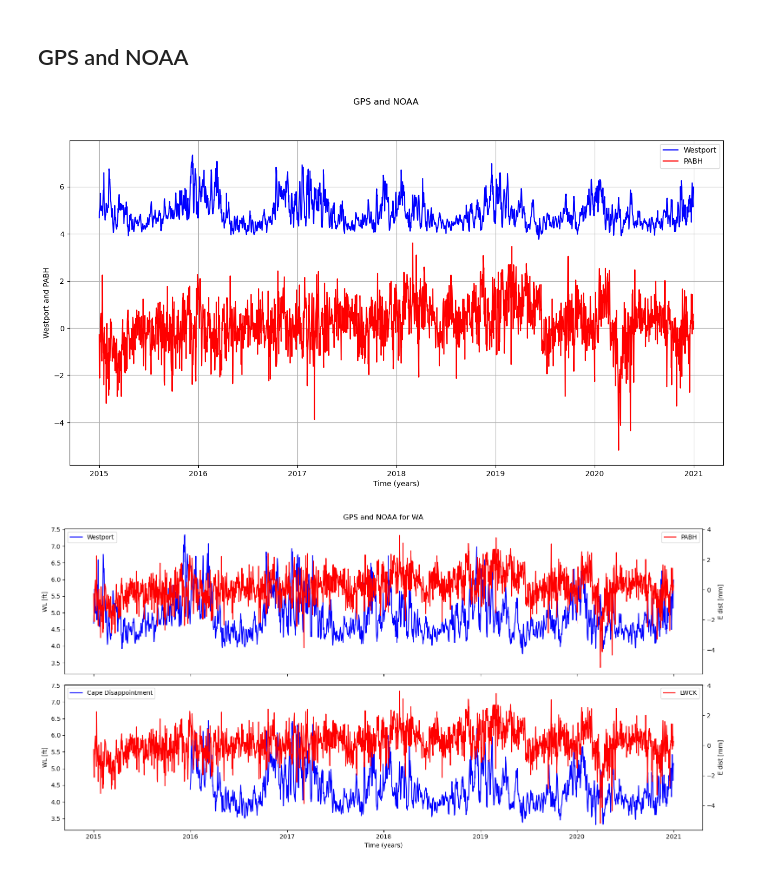
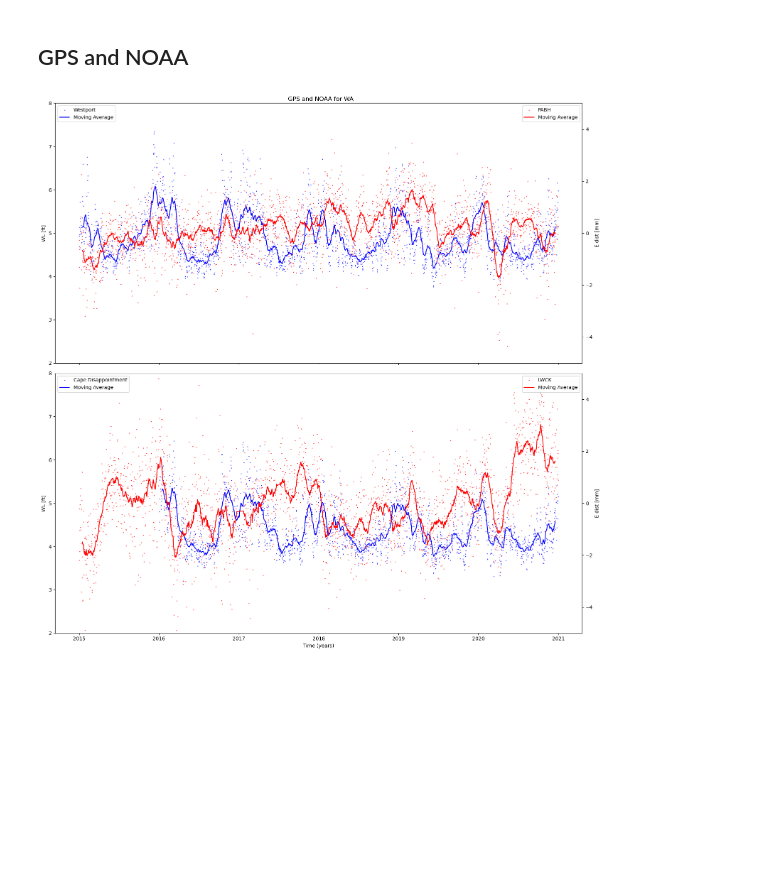
Before and after one commit to Benz-Poobua/Undergrad-Research-2, a Jupyter notebook: GPS-NOAA geodetic-climatic data.ipynb, the cells around one changed output. Drawn from its saved outputs; the diff is of its cells as text; code cells hidden in the pictures; blank space fills up the shorter version.

Commit message:
Moving average

```diff
--- a/GPS-NOAA geodetic-climatic data.ipynb
+++ b/GPS-NOAA geodetic-climatic data.ipynb
@@ -581,68 +581,52 @@ plt.show()
 [figure]
 # %% [markdown]
 ## GPS and NOAA
-# %%
-# LWCK and Cape Disappointment
-fig, ax = plt.subplots(1, 1, figsize=(16, 8), sharex=True)
-fig.suptitle('GPS and NOAA')
-
-# Plot Westport data
-ax.plot(Westport_2015_2020_resampled.index, Westport_2015_2020_resampled['Verified (ft)'], '-b', label='Westport')
-# Plot PABH data
-ax.plot(PABH_e_filtered.index, PABH_e_filtered['RESIDUALS'], '-r', label='PABH')
-ax.grid(True)
-ax.set_ylabel('Westport and PABH')
-ax.set_xlabel('Time (years)')
-ax.legend()
-plt.show()
-# %% [output]
-[figure, removed]
 # %%
 #WA
 
-fig, axes = plt.subplots(2, 1, figsize=(16, 8), sharex=True)
+fig, axes = plt.subplots(2, 1, figsize=(16,16), sharex=True)
 
 fig.suptitle('GPS and NOAA for WA')
 
 #Plot Westport and PABH
 #Westport
-sns.lineplot(data=Westport_2015_2020_resampled, x=Westport_2015_2020_resampled.index, y='Verified (ft)', ax=axes[0], color='blue', label='Westport')
+Westport_2015_2020_resampled_ma = Westport_2015_2020_resampled['Verified (ft)'].rolling(window=30, center=True).mean()
+sns.scatterplot(data=Westport_2015_2020_resampled, x=Westport_2015_2020_resampled.index, y='Verified (ft)', ax=axes[0], color='blue', label='Westport',s=3)
+sns.lineplot(data=Westport_2015_2020_resampled_ma, ax=axes[0], color='blue', label='Moving Average', linestyle='-')
 axes[0].set_ylabel('WL [ft]', color='black')
-
-#PABH
-ax2 = axes[0].twinx()
-sns.lineplot(data=PABH_e_filtered, x=PABH_e_filtered.index, y='RESIDUALS', ax=ax2, color='red', label='PABH')
-ax2.set_ylabel('E dist [mm]', color='black')
-
 axes[0].set_xlabel('Time (years)')
 axes[0].legend(loc='upper left')
+axes[0].set_ylim(2, 8)
+#PABH
+PABH_e_filtered_ma = PABH_e_filtered['RESIDUALS'].rolling(window=30, center=True).mean()
+ax2 = axes[0].twinx()
+sns.scatterplot(data=PABH_e_filtered, x=PABH_e_filtered.index, y='RESIDUALS', ax=ax2, color='red', label='PABH',s=3)
+sns.lineplot(data=PABH_e_filtered_ma, ax=ax2, color='red', label='Moving Average', linestyle='-')
+ax2.set_ylabel('E dist [mm]', color='black')
 ax2.legend(loc='upper right')
+ax2.set_ylim(-5, 5)
 
 #Plot Cape Disappointment and LWCK
 #Cape Disappointment
-sns.lineplot(data=Cape_Disappointment_2015_2020_resampled, x=Cape_Disappointment_2015_2020_resampled.index, y='Verified (ft)', ax=axes[1], color='blue', label='Cape Disappointment')
+Cape_Disappointment_2015_2020_resampled_ma = Cape_Disappointment_2015_2020_resampled['Verified (ft)'].rolling(window=30, center=True).mean()
+sns.scatterplot(data=Cape_Disappointment_2015_2020_resampled, x=Cape_Disappointment_2015_2020_resampled.index, y='Verified (ft)', ax=axes[1], color='blue', label='Cape Disappointment', s=3)
+sns.lineplot(data=Cape_Disappointment_2015_2020_resampled_ma, ax=axes[1], color='blue', label='Moving Average', linestyle='-')
 axes[1].set_ylabel('WL [ft]', color='black')
+axes[1].set_xlabel('Time (years)')
+axes[1].legend(loc='upper left')
+axes[1].set_ylim(2, 8)
 
 #LWCK
+LWCK_e_filtered_ma = LWCK_e_filtered['RESIDUALS'].rolling(window=30, center=True).mean()
 ax3 = axes[1].twinx()
-sns.lineplot(data=PABH_e_filtered, x=PABH_e_filtered.index, y='RESIDUALS', ax=ax3, color='red', label='LWCK')
+sns.scatterplot(data=LWCK_e_filtered, x=LWCK_e_filtered.index, y='RESIDUALS', ax=ax3, color='red', label='LWCK',s=3)
+sns.lineplot(data=LWCK_e_filtered_ma, ax=ax3, color='red', label='Moving Average', linestyle='-')
 ax3.set_ylabel('E dist [mm]', color='black')
-
-#Set common x-axis label
-axes[1].set_xlabel('Time (years)')
-
-#Normalize y-axes for both left and right sides
-min_y = min(axes[0].get_ylim()[0], axes[1].get_ylim()[0])
-max_y = max(axes[0].get_ylim()[1], axes[1].get_ylim()[1])
-axes[0].set_ylim(min_y, max_y)
-axes[1].set_ylim(min_y, max_y)
-
-#Show legend for both lines
-axes[1].legend(loc='upper left')
 ax3.legend(loc='upper right')
+ax3.set_ylim(-5, 5)
 
 plt.tight_layout()
 plt.show()
 # %% [output]
-[figure, old version]
+[figure, new version]
 # %%
```
Also changed, not shown: parts of 3 cells of this notebook.
